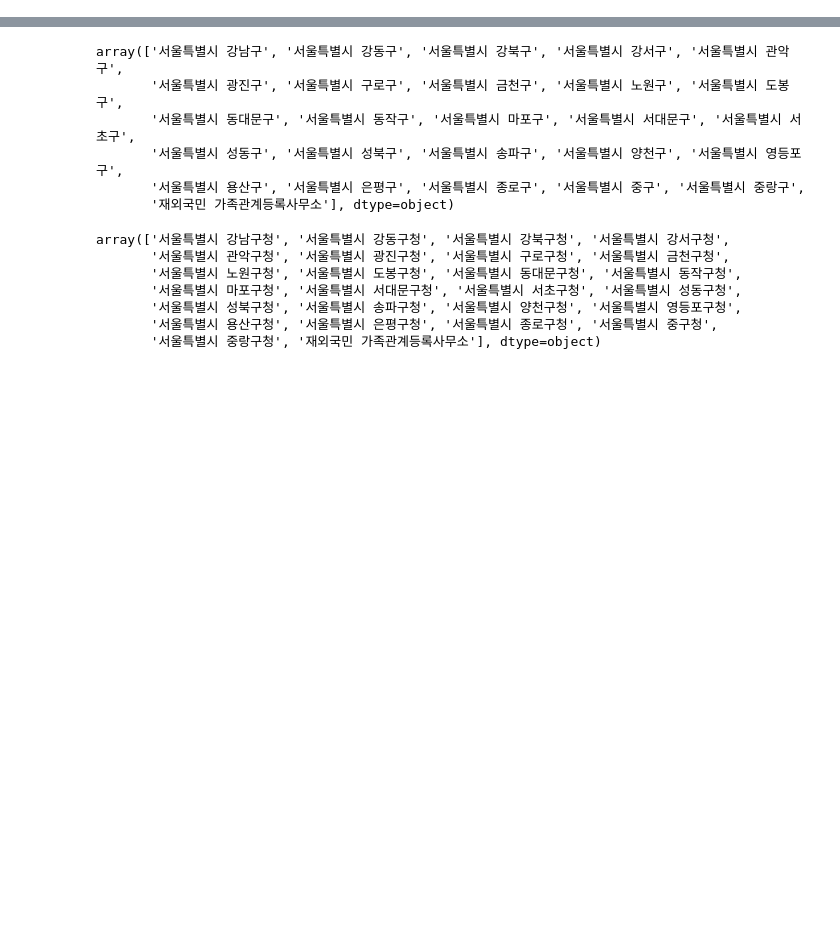
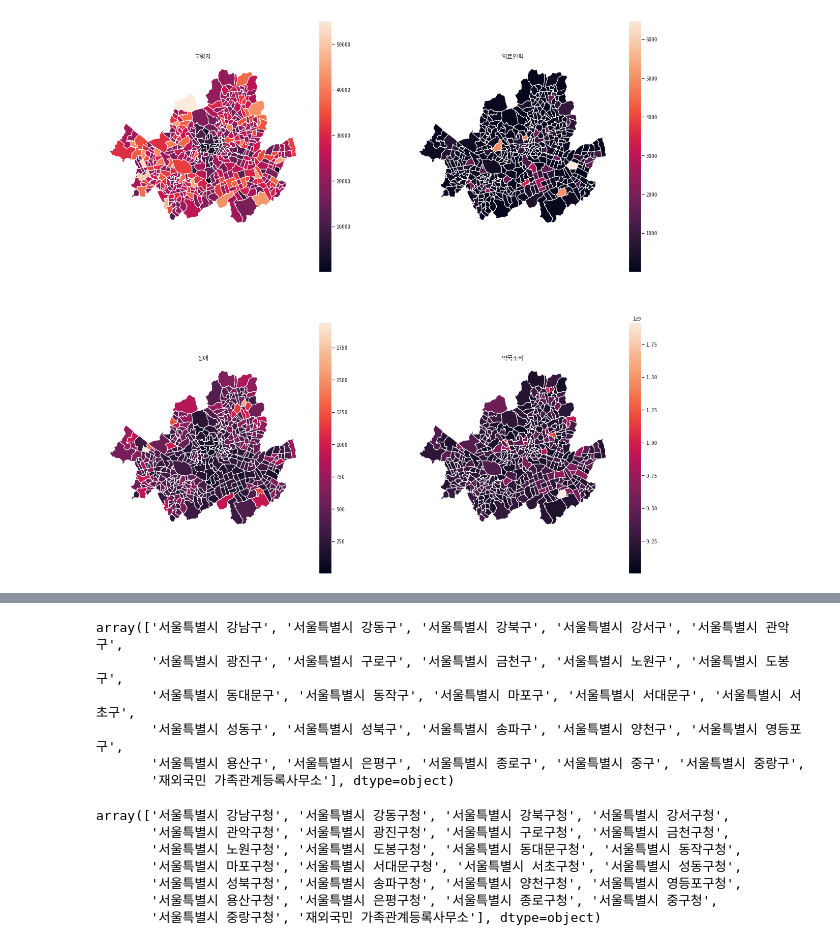
Before and after one commit to ChoiInYeol/KHUDA-Seoul-BigDataCampus, a Jupyter notebook: 9. 서울시빅캠전처리.ipynb, the cells around one changed output, grey strips where cells are left out. Saved outputs shown, nothing was run; the diff lists cells and outputs as text; code cells hidden in the pictures; blank space fills up the shorter version.

```diff
--- a/9. 서울시빅캠전처리.ipynb
+++ b/9. 서울시빅캠전처리.ipynb
@@ -83,0 +257,3 @@ See the caveats in the documentation: https://pandas.pydata.org/pandas-docs/stab
+# %%
+가중치5 = pd.merge(가중치3, data_약국소비, how="left", left_on="ADM_DR_CD", right_on="행정동")
+가중치5.columns
@@ -83,0 +264,2 @@ See the caveats in the documentation: https://pandas.pydata.org/pandas-docs/stab
+# %%
+가중치5["장애"] = 가중치5["심한 장애"]
@@ -83,0 +268,6 @@ See the caveats in the documentation: https://pandas.pydata.org/pandas-docs/stab
+# %%
+가중치5 = 가중치5[['자치구', 'ADM_DR_CD', 'ADM_DR_NM', '고령자', '의료인력', "장애", '약국소비',
+       'geometry']]
+# %%
+가중치5 = 가중치5.fillna(round(가중치5.mean(), 2))
+가중치5.isnull().sum()
@@ -83,0 +300,13 @@ See the caveats in the documentation: https://pandas.pydata.org/pandas-docs/stab
+# %%
+import seaborn as sns
+col_n = 2
+row_n = 2
+title = ["고령자", "의료인력", "장애", "약국소비"]
+fig, axes = plt.subplots(ncols=col_n, nrows=row_n, figsize=(20,row_n*10))
+
+for i, col in enumerate(가중치5.columns[3:-1]):
+    ax = 가중치5.plot(가중치5[col], ax=axes[int(i/col_n),int(i%col_n)], legend=True)
+    ax.set_axis_off()
+    ax.set_title(title[i])
+# %% [output]
+[figure, added]
```
Also changed, not shown: parts of 40 cells of this notebook, 1 other file.
